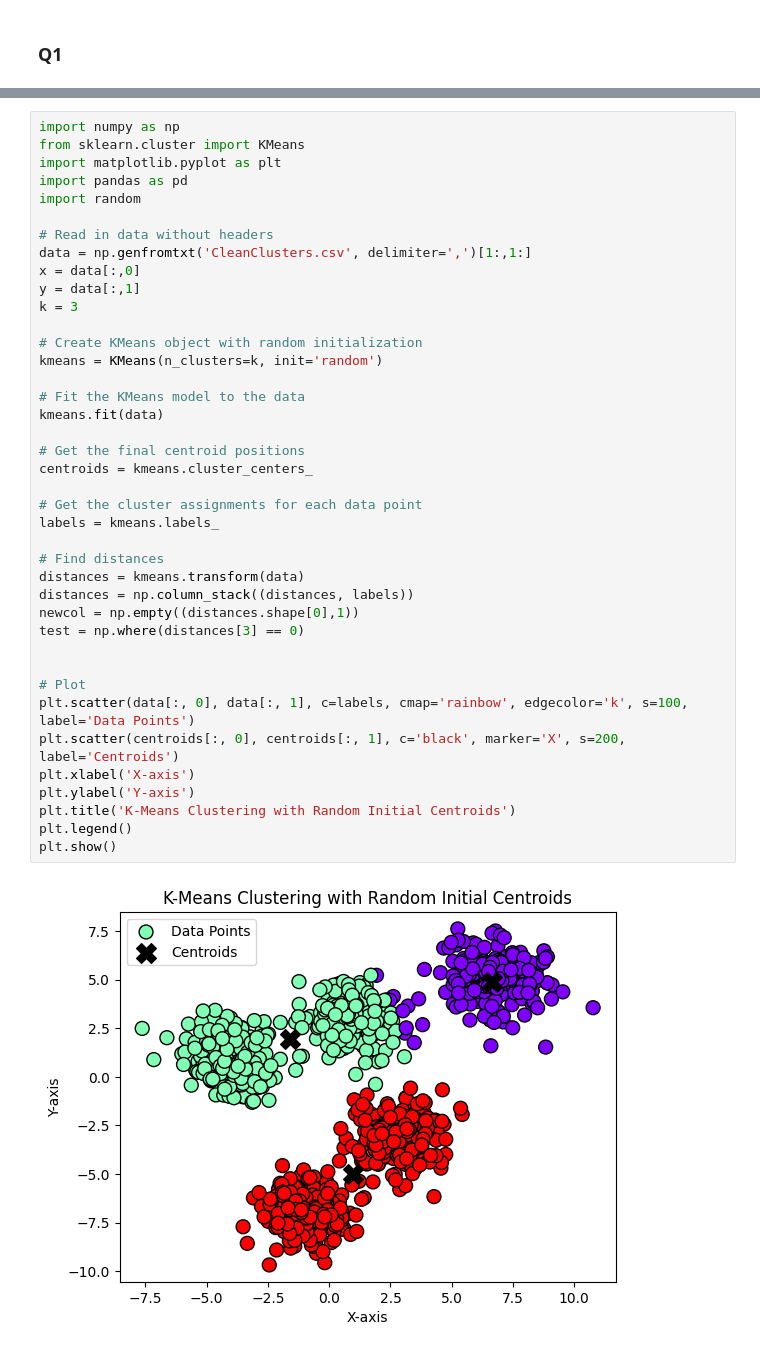
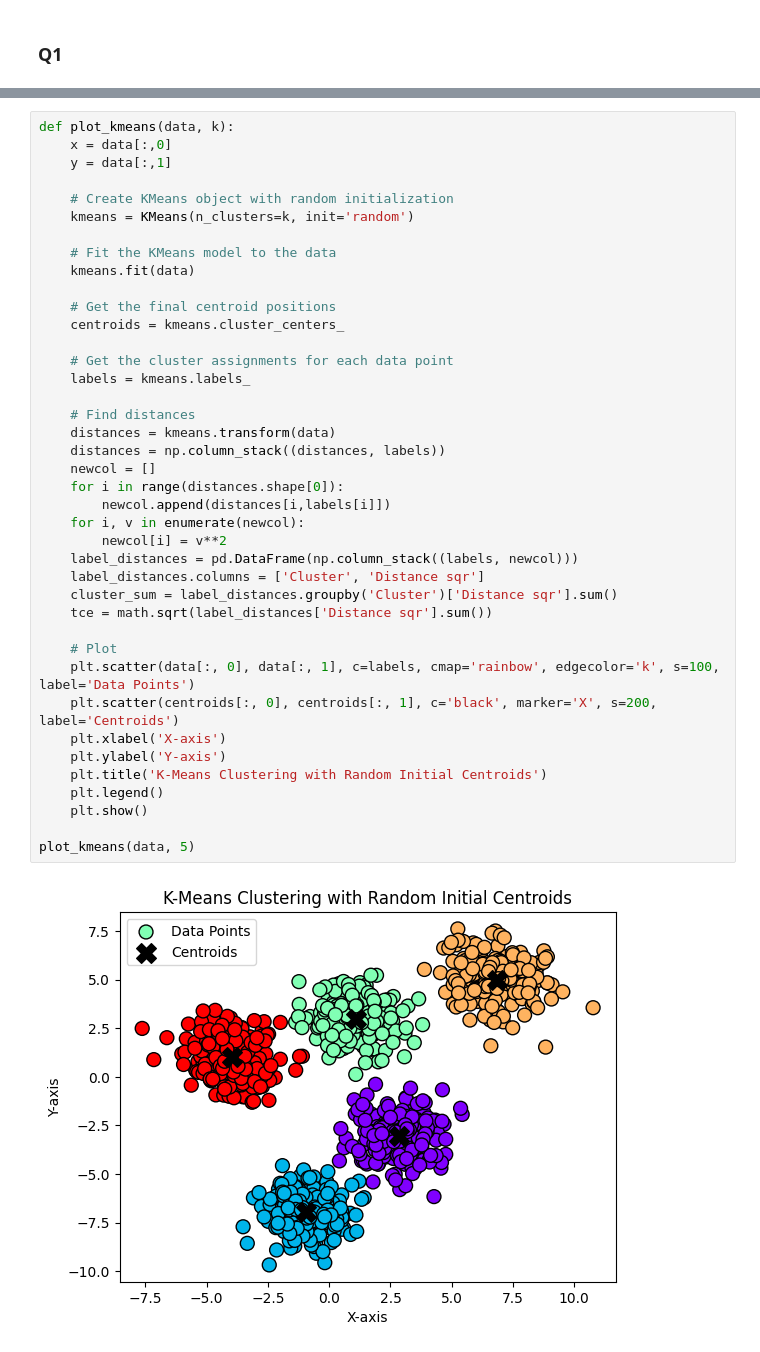
Before and after one commit to DapperDataAnalyst/Advanced-Predictive-Models, a Jupyter notebook: Practice Comparing Error Across K-Mean Models.ipynb, the cells around one changed output, grey strips where cells are left out. Drawn from its saved outputs; the diff is of its cells as text.

```diff
--- a/Practice Comparing Error Across K-Mean Models.ipynb
+++ b/Practice Comparing Error Across K-Mean Models.ipynb
@@ -3,42 +54,42 @@
 # %%
-import numpy as np
-from sklearn.cluster import KMeans
-import matplotlib.pyplot as plt
-import pandas as pd
-import random
+def plot_kmeans(data, k):
+    x = data[:,0]
+    y = data[:,1]
 
-# Read in data without headers
-data = np.genfromtxt('CleanClusters.csv', delimiter=',')[1:,1:]
-x = data[:,0]
-y = data[:,1]
-k = 3
+    # Create KMeans object with random initialization
+    kmeans = KMeans(n_clusters=k, init='random')
 
-# Create KMeans object with random initialization
-kmeans = KMeans(n_clusters=k, init='random')
+    # Fit the KMeans model to the data
+    kmeans.fit(data)
 
-# Fit the KMeans model to the data
-kmeans.fit(data)
+    # Get the final centroid positions
+    centroids = kmeans.cluster_centers_
 
-# Get the final centroid positions
-centroids = kmeans.cluster_centers_
+    # Get the cluster assignments for each data point
+    labels = kmeans.labels_
 
-# Get the cluster assignments for each data point
-labels = kmeans.labels_
+    # Find distances
+    distances = kmeans.transform(data)
+    distances = np.column_stack((distances, labels))
+    newcol = []
+    for i in range(distances.shape[0]):
+        newcol.append(distances[i,labels[i]])
+    for i, v in enumerate(newcol):
+        newcol[i] = v**2
+    label_distances = pd.DataFrame(np.column_stack((labels, newcol)))
+    label_distances.columns = ['Cluster', 'Distance sqr']
+    cluster_sum = label_distances.groupby('Cluster')['Distance sqr'].sum()
+    tce = math.sqrt(label_distances['Distance sqr'].sum())
 
-# Find distances
-distances = kmeans.transform(data)
-distances = np.column_stack((distances, labels))
-newcol = np.empty((distances.shape[0],1))
-test = np.where(distances[3] == 0)
+    # Plot
+    plt.scatter(data[:, 0], data[:, 1], c=labels, cmap='rainbow', edgecolor='k', s=100, label='Data Points')
+    plt.scatter(centroids[:, 0], centroids[:, 1], c='black', marker='X', s=200, label='Centroids')
+    plt.xlabel('X-axis')
+    plt.ylabel('Y-axis')
+    plt.title('K-Means Clustering with Random Initial Centroids')
+    plt.legend()
+    plt.show()
 
-
-# Plot
-plt.scatter(data[:, 0], data[:, 1], c=labels, cmap='rainbow', edgecolor='k', s=100, label='Data Points')
-plt.scatter(centroids[:, 0], centroids[:, 1], c='black', marker='X', s=200, label='Centroids')
-plt.xlabel('X-axis')
-plt.ylabel('Y-axis')
-plt.title('K-Means Clustering with Random Initial Centroids')
-plt.legend()
-plt.show()
+plot_kmeans(data, 5)
 # %% [output]
-[figure, old version]
+[figure, new version]
```
Also changed, not shown: parts of 5 cells of this notebook.
